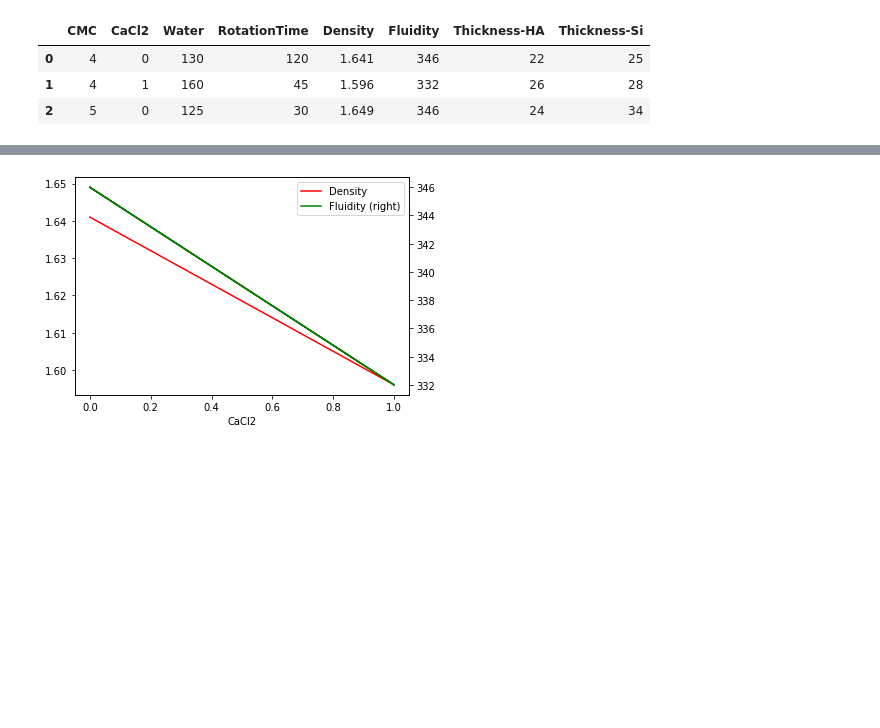
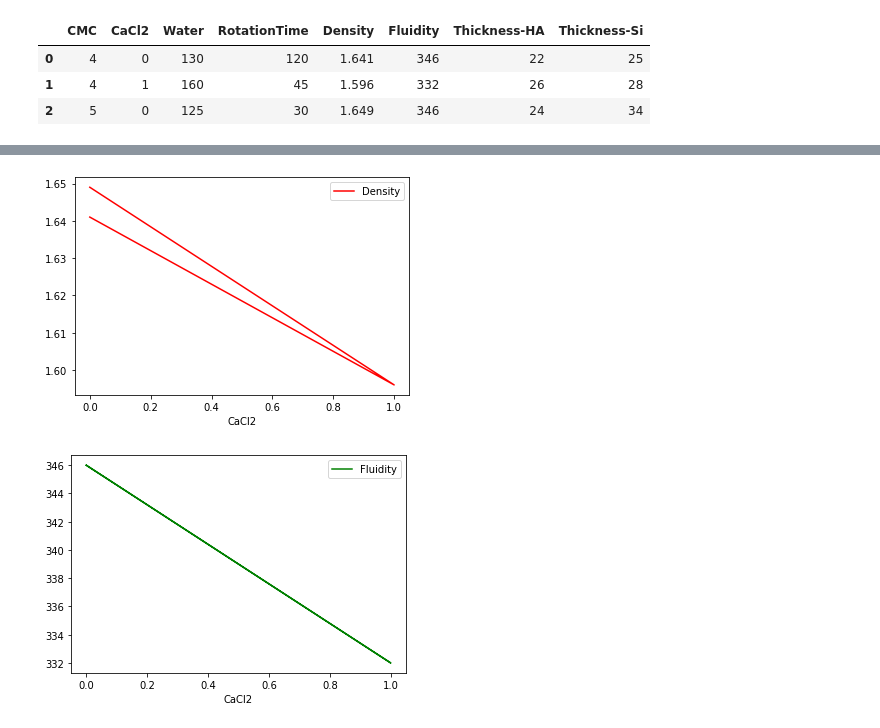
Before and after one commit to souzatya/Glaze-Additive-Predictor, a Jupyter notebook: Parametric_data_analysis_of_Brown_glaze.ipynb, the cells around one changed output, grey strips where cells are left out. Drawn from its saved outputs; the diff is of its cells as text; code cells hidden in the pictures; blank space fills up the shorter version.

```diff
--- a/Parametric_data_analysis_of_Brown_glaze.ipynb
+++ b/Parametric_data_analysis_of_Brown_glaze.ipynb
@@ -430,10 +429,9 @@ plt.show()
 # %%
-fig, ax = plt.subplots()
-
-df1.plot(ax = ax, x = 'CaCl2', y = 'Density', c = 'red')
-df1.plot(ax = ax, x = 'CaCl2', y = 'Fluidity', c = 'green', secondary_y = True)
+df1.plot(x = 'CaCl2', y = 'Density', c = 'red')
+df1.plot(x = 'CaCl2', y = 'Fluidity', c = 'green')
 
 plt.show()
 # %% [output]
-[figure, old version]
+[figure, new version]
+[figure, added]
 # %%
```
Also changed, not shown: parts of 2 cells of this notebook.
